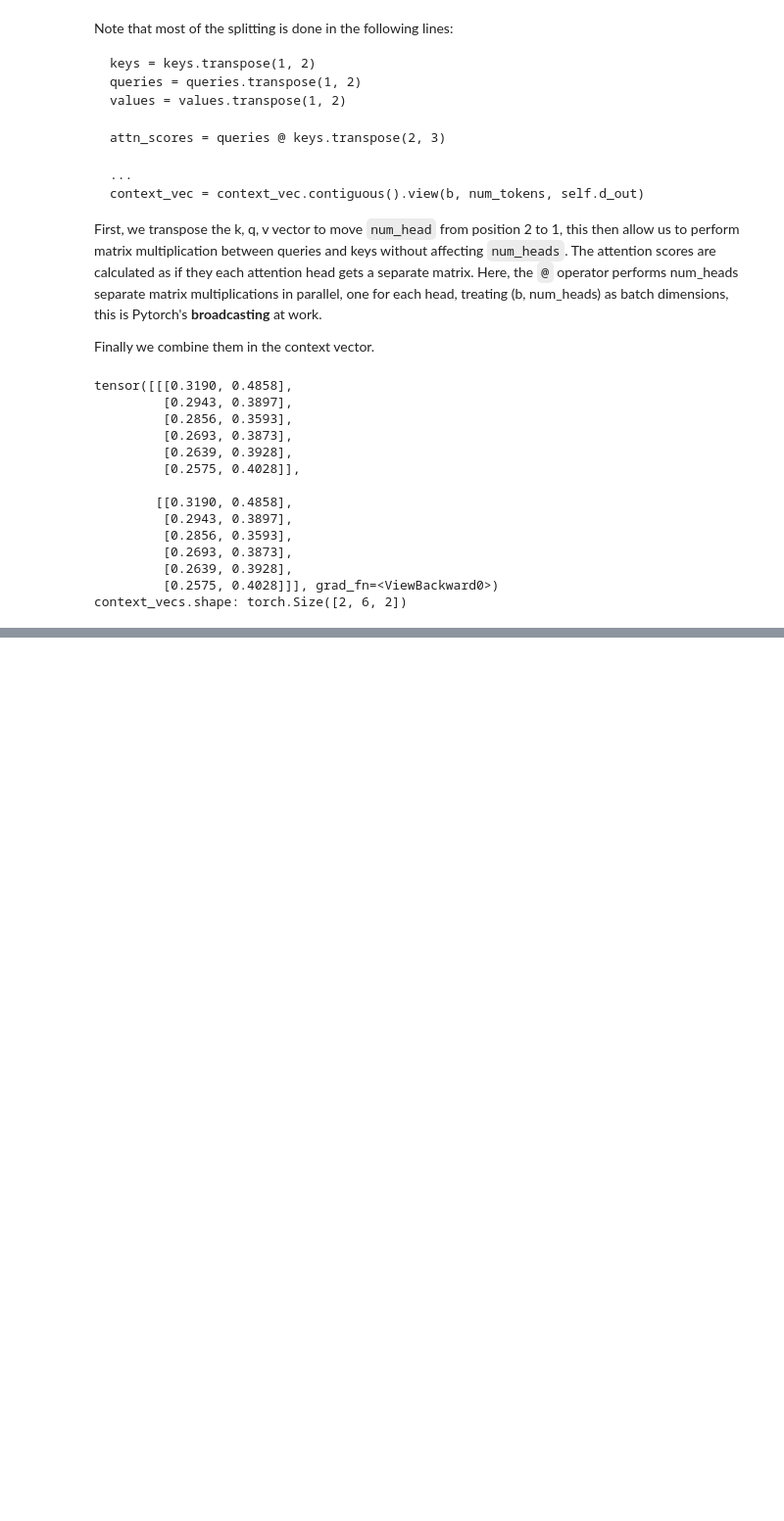
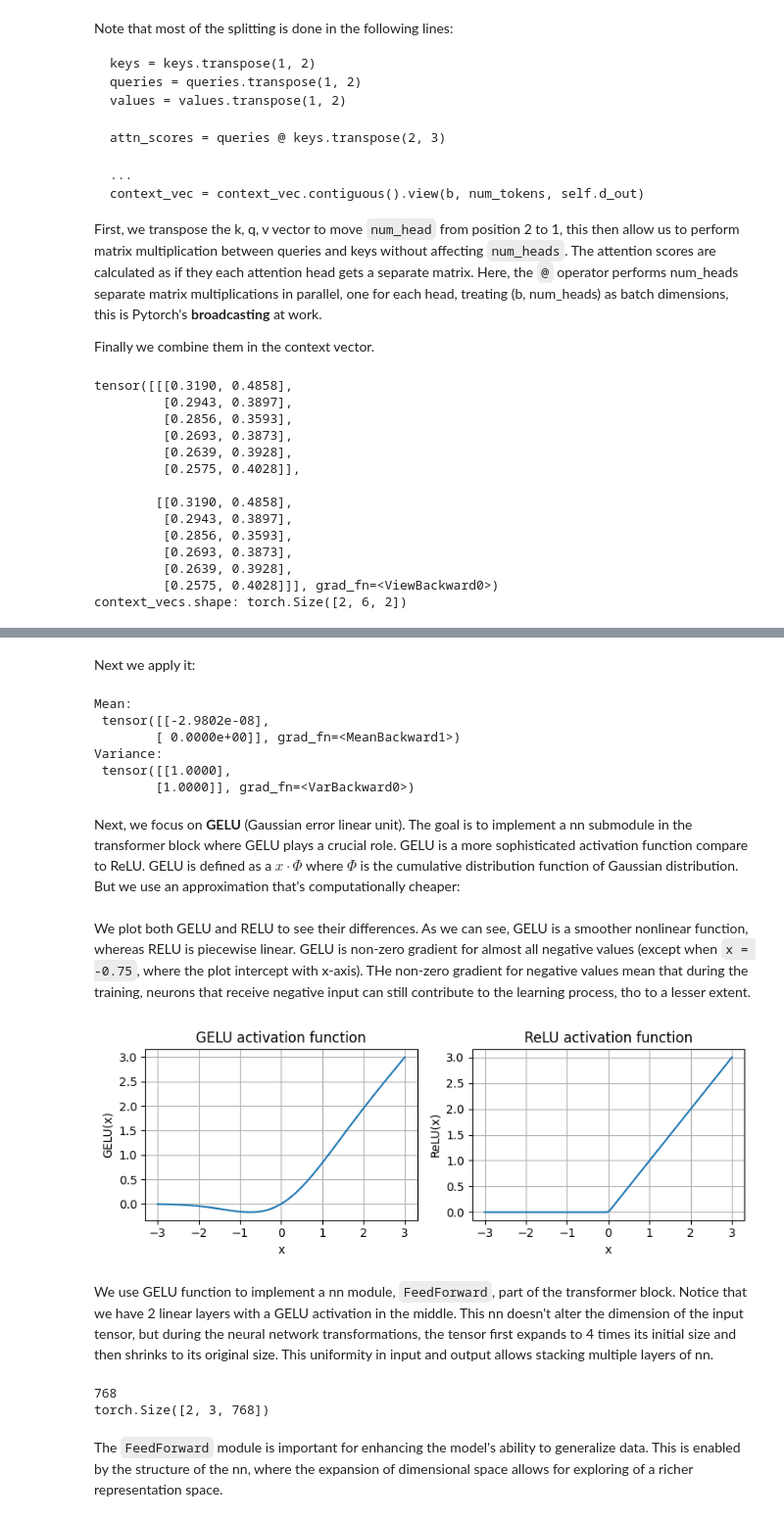
Before and after one commit to zzehli/study-notes, a Jupyter notebook: ml/llm-from-scratch.ipynb, the cells around one changed output, grey strips where cells are left out. Shown at 98% size. Cells and saved outputs as stored; diff of their text form; code cells hidden in the pictures; blank space fills up the shorter version.

```diff
--- a/ml/llm-from-scratch.ipynb
+++ b/ml/llm-from-scratch.ipynb
@@ -825,0 +983,59 @@ context_vecs.shape: torch.Size([2, 6, 2])
+# %% [markdown]
+Next we apply it:
+# %%
+ln = LayerNorm(emb_dim=5)
+out_ln = ln(batch_example)
+mean = out_ln.mean(dim=-1, keepdim=True)
+var = out_ln.var(dim=-1, unbiased=False, keepdim=True)
+print("Mean:\n", mean)
+print("Variance:\n", var)
+# %% [output]
+Mean:
+ tensor([[-2.9802e-08],
+        [ 0.0000e+00]], grad_fn=<MeanBackward1>)
+Variance:
+ tensor([[1.0000],
+        [1.0000]], grad_fn=<VarBackward0>)
+# %% [markdown]
+Next, we focus on **GELU** (Gaussian error linear unit). The goal is to implement a nn submodule in the transformer block where GELU plays a crucial role. GELU is a more sophisticated activation function compare to ReLU. GELU is defined as a $x \cdot \Phi$ where $\Phi$ is the cumulative distribution function of Gaussian distribution. But we use an approximation that's computationally cheaper:
+# %%
+class GELU(nn.Module):
+    def __init__(self):
+        super().__init__()
+
+    def forward(self, x):
+        return (
+            0.5
+            * x
+            * (
+                1
+                + torch.tanh(
+                    torch.sqrt(torch.tensor(2.0 / torch.pi))
+                    * (x + 0.044715 * torch.pow(x, 3))
+                )
+            )
+        )
+# %% [markdown]
+We plot both GELU and RELU to see their differences. As we can see, GELU is a smoother nonlinear function, whereas RELU is piecewise linear. GELU is non-zero gradient for almost all negative values (except when `x = -0.75`, where the plot intercept with x-axis). THe non-zero gradient for negative values mean that during the training, neurons that receive negative input can still contribute to the learning process, tho to a lesser extent.
+# %%
+gelu, relu = GELU(), nn.ReLU()
+
+# Some sample data
+x = torch.linspace(-3, 3, 100)
+y_gelu, y_relu = gelu(x), relu(x)
+
+plt.figure(figsize=(8, 3))
+for i, (y, label) in enumerate(zip([y_gelu, y_relu], ["GELU", "ReLU"]), 1):
+    plt.subplot(1, 2, i)
+    plt.plot(x, y)
+    plt.title(f"{label} activation function")
+    plt.xlabel("x")
+    plt.ylabel(f"{label}(x)")
+    plt.grid(True)
+
+plt.tight_layout()
+plt.show()
+# %% [output]
+[figure, added]
+# %% [markdown]
+We use GELU function to implement a nn module, `FeedForward`, part of the transformer block. Notice that we have 2 linear layers with a GELU activation in the middle. This nn doesn't alter the dimension of the input tensor, but during the neural network transformations, the tensor first expands to 4 times its initial size and then shrinks to its original size. This uniformity in input and output allows stacking multiple layers of nn.
@@ -825,0 +1054,14 @@ context_vecs.shape: torch.Size([2, 6, 2])
+# %%
+print(GPT_CONFIG_124M["emb_dim"])
+
+ffn = FeedForward(GPT_CONFIG_124M)
+
+# input shape: [batch_size, num_token, emb_size]
+x = torch.rand(2, 3, 768)
+out = ffn(x)
+print(out.shape)
+# %% [output]
+768
+torch.Size([2, 3, 768])
+# %% [markdown]
+The `FeedForward` module is important for enhancing the model's ability to generalize data. This is enabled by the structure of the nn, where the expansion of dimensional space allows for exploring of a richer representation space.
```
Also changed, not shown: parts of 47 cells of this notebook.
